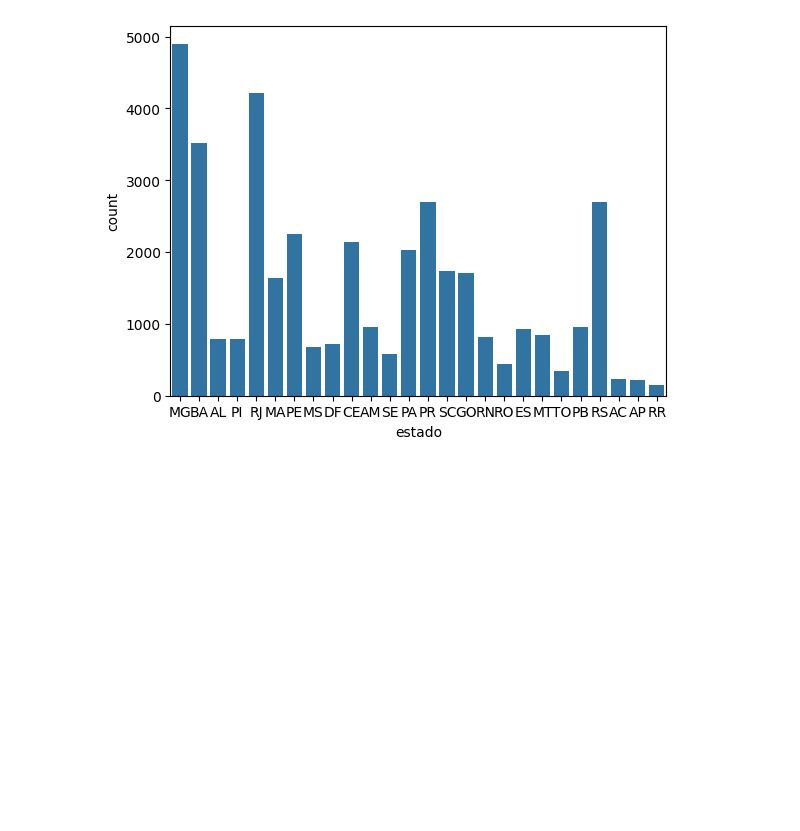
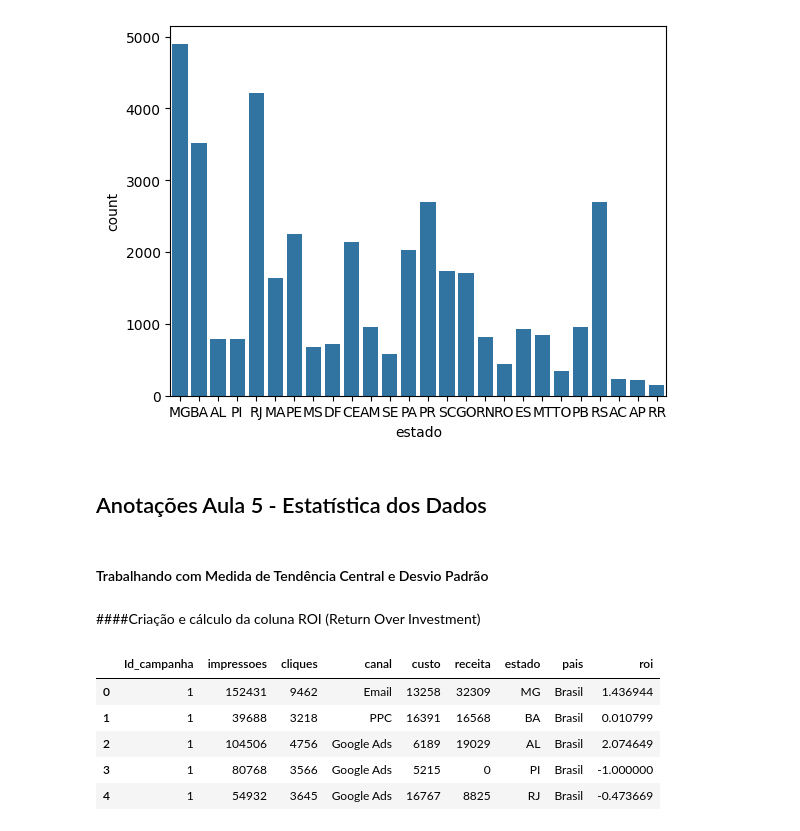
Before and after one commit to vitorjensen/Martech, a Jupyter notebook: Data Science para Marketing/Analisando e Explorando Dados.ipynb, the cells around one changed output. Drawn from its saved outputs; the diff is of its cells as text; code cells hidden in the pictures; blank space fills up the shorter version.

Commit message:
Atualizado com exercícios da Aula 5

```diff
--- a/Data Science para Marketing/Analisando e Explorando Dados.ipynb
+++ b/Data Science para Marketing/Analisando e Explorando Dados.ipynb
@@ -586,3 +586,7 @@ sns.countplot(data=campanha.query('estado != "SP"'), x='estado')
 # %% [output]
 <Axes: xlabel='estado', ylabel='count'>
 [figure]
+# %% [markdown]
+## Anotações Aula 5 - Estatística dos Dados
+# %% [markdown]
+#### Trabalhando com Medida de Tendência Central e Desvio Padrão
@@ -588,0 +600,12 @@ sns.countplot(data=campanha.query('estado != "SP"'), x='estado')
+# %% [markdown]
+####Criação e cálculo da coluna ROI (Return Over Investment)
+# %%
+campanha['roi'] = (campanha['receita']-campanha['custo'])/campanha['custo']
+campanha.head()
+# %% [output]
+|  | Id_campanha | impressoes | cliques | canal | custo | receita | estado | pais | roi |
+| 0 | 1 | 152431 | 9462 | Email | 13258 | 32309 | MG | Brasil | 1.436944 |
+| 1 | 1 | 39688 | 3218 | PPC | 16391 | 16568 | BA | Brasil | 0.010799 |
+| 2 | 1 | 104506 | 4756 | Google Ads | 6189 | 19029 | AL | Brasil | 2.074649 |
+| 3 | 1 | 80768 | 3566 | Google Ads | 5215 | 0 | PI | Brasil | -1.000000 |
+| 4 | 1 | 54932 | 3645 | Google Ads | 16767 | 8825 | RJ | Brasil | -0.473669 |
```
Also changed, not shown: parts of 13 cells of this notebook.
